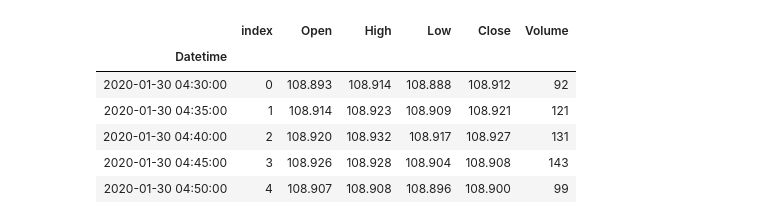
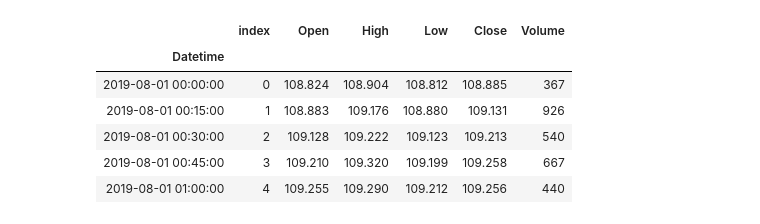
Before and after one commit to ktokmshr/tools, a Jupyter notebook: fx/macd_bb_backtest.ipynb, the cells around one changed output. Cells and saved outputs as stored; diff of their text form; code cells hidden in the pictures.

```diff
--- a/fx/macd_bb_backtest.ipynb
+++ b/fx/macd_bb_backtest.ipynb
@@ -4,22 +5,21 @@ import db_access
-# %%
-def get_raw_data(limit=None):
-    engine = db_access.get_engine()
-    query = "select * from usd_jpy"
-    if (limit is not None and type(limit) is int):
-        query = query + "limit " + str(limit)
-    return pd.read_sql("SELECT * FROM usd_jpy", engine)
+# %%
+def get_raw_data(query):
+    engine = db_access.get_engine()
+    return pd.read_sql(query, engine)
 # %%
-df = get_raw_data()
+query = "select * from usd_jpy_15m where datetime between '2019/08/01' and '2020/02/01'"
+
+df = get_raw_data(query)
 df = df[["datetime","open","high","low","close","volume"]].copy()
 df.columns = ['Datetime', 'Open', 'High', 'Low', 'Close', 'Volume']
 df['Datetime'] = pd.to_datetime(df['Datetime'])
 df = df.reset_index().set_index('Datetime')
 df.head()
 # %% [output]
 |  | index | Open | High | Low | Close | Volume |
 | Datetime |  |  |  |  |  |  |
-| 2020-01-30 04:30:00 | 0 | 108.893 | 108.914 | 108.888 | 108.912 | 92 |
-| 2020-01-30 04:35:00 | 1 | 108.914 | 108.923 | 108.909 | 108.921 | 121 |
-| 2020-01-30 04:40:00 | 2 | 108.920 | 108.932 | 108.917 | 108.927 | 131 |
-| 2020-01-30 04:45:00 | 3 | 108.926 | 108.928 | 108.904 | 108.908 | 143 |
-| 2020-01-30 04:50:00 | 4 | 108.907 | 108.908 | 108.896 | 108.900 | 99 |
+| 2019-08-01 00:00:00 | 0 | 108.824 | 108.904 | 108.812 | 108.885 | 367 |
+| 2019-08-01 00:15:00 | 1 | 108.883 | 109.176 | 108.880 | 109.131 | 926 |
+| 2019-08-01 00:30:00 | 2 | 109.128 | 109.222 | 109.123 | 109.213 | 540 |
+| 2019-08-01 00:45:00 | 3 | 109.210 | 109.320 | 109.199 | 109.258 | 667 |
+| 2019-08-01 01:00:00 | 4 | 109.255 | 109.290 | 109.212 | 109.256 | 440 |
```
Also changed, not shown: parts of 10 cells of this notebook, 1 other file.
